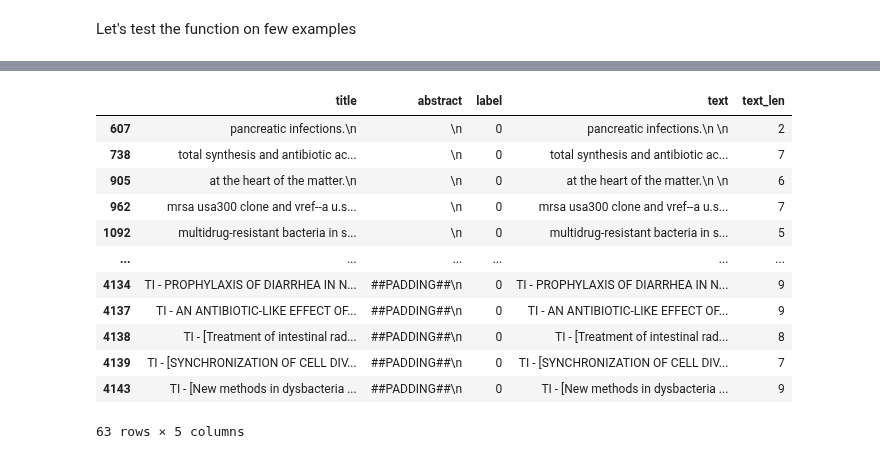
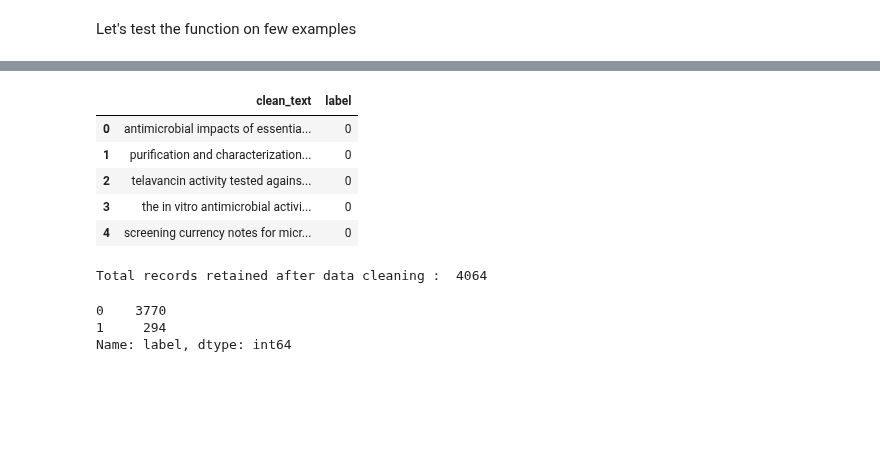
Before and after one commit to suvigyajain0101/CaseStudies, a Jupyter notebook: AdverseEventClassification/Modelling.ipynb, the cells around one changed output, grey strips where cells are left out. Cells and saved outputs as stored; diff of their text form; code cells hidden in the pictures; blank space fills up the shorter version.

Commit message:
completed data cleaning

```diff
--- a/AdverseEventClassification/Modelling.ipynb
+++ b/AdverseEventClassification/Modelling.ipynb
@@ -107,21 +107,28 @@ CLEANED TEXT :  susceptibility of some oral microorganisms to chlorhexidine and
 
 
 ****************************************************************************************************
-# %%
-df['text_len'] = df['text'].str.split().apply(len)
-
-df[df['text_len'] < 10]
-# %% [output]
-|  | title | abstract | label | text | text_len |
-| 607 | pancreatic infections.\n | \n | 0 | pancreatic infections.\n \n | 2 |
-| 738 | total synthesis and antibiotic ac... | \n | 0 | total synthesis and antibiotic ac... | 7 |
-| 905 | at the heart of the matter.\n | \n | 0 | at the heart of the matter.\n \n | 6 |
-| 962 | mrsa usa300 clone and vref--a u.s... | \n | 0 | mrsa usa300 clone and vref--a u.s... | 7 |
-| 1092 | multidrug-resistant bacteria in s... | \n | 0 | multidrug-resistant bacteria in s... | 5 |
-| ... | ... | ... | ... | ... | ... |
-| 4134 | TI - PROPHYLAXIS OF DIARRHEA IN N... | ##PADDING##\n | 0 | TI - PROPHYLAXIS OF DIARRHEA IN N... | 9 |
-| 4137 | TI - AN ANTIBIOTIC-LIKE EFFECT OF... | ##PADDING##\n | 0 | TI - AN ANTIBIOTIC-LIKE EFFECT OF... | 9 |
-| 4138 | TI - [Treatment of intestinal rad... | ##PADDING##\n | 0 | TI - [Treatment of intestinal rad... | 8 |
-| 4139 | TI - [SYNCHRONIZATION OF CELL DIV... | ##PADDING##\n | 0 | TI - [SYNCHRONIZATION OF CELL DIV... | 7 |
-| 4143 | TI - [New methods in dysbacteria ... | ##PADDING##\n | 0 | TI - [New methods in dysbacteria ... | 9 |
-63 rows × 5 columns
+# %%
+# Apply cleaning function to the text field
+df['clean_text'] = df['text'].apply(lambda x : clean_text(x))
+
+# Get the length and drop records less than 10 words
+df['text_len'] = df['clean_text'].str.split().apply(len)
+
+cleaned_df = df[df['text_len'] > 10][['clean_text', 'label']]
+# %%
+cleaned_df.head()
+# %% [output]
+|  | clean_text | label |
+| 0 | antimicrobial impacts of essentia... | 0 |
+| 1 | purification and characterization... | 0 |
+| 2 | telavancin activity tested agains... | 0 |
+| 3 | the in vitro antimicrobial activi... | 0 |
+| 4 | screening currency notes for micr... | 0 |
+# %%
+print('Total records retained after data cleaning : ', cleaned_df.shape[0])
+cleaned_df['label'].value_counts()
+# %% [output]
+Total records retained after data cleaning :  4064
+0    3770
+1     294
+Name: label, dtype: int64
```
Also changed, not shown: parts of 2 cells of this notebook.
